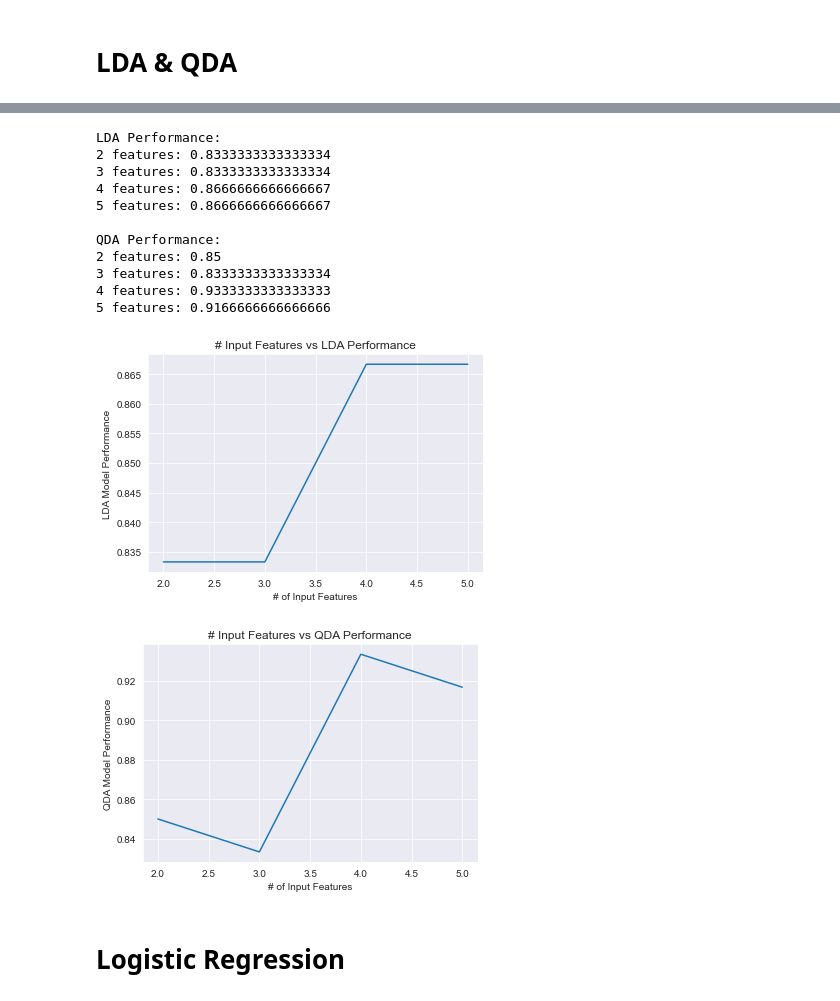
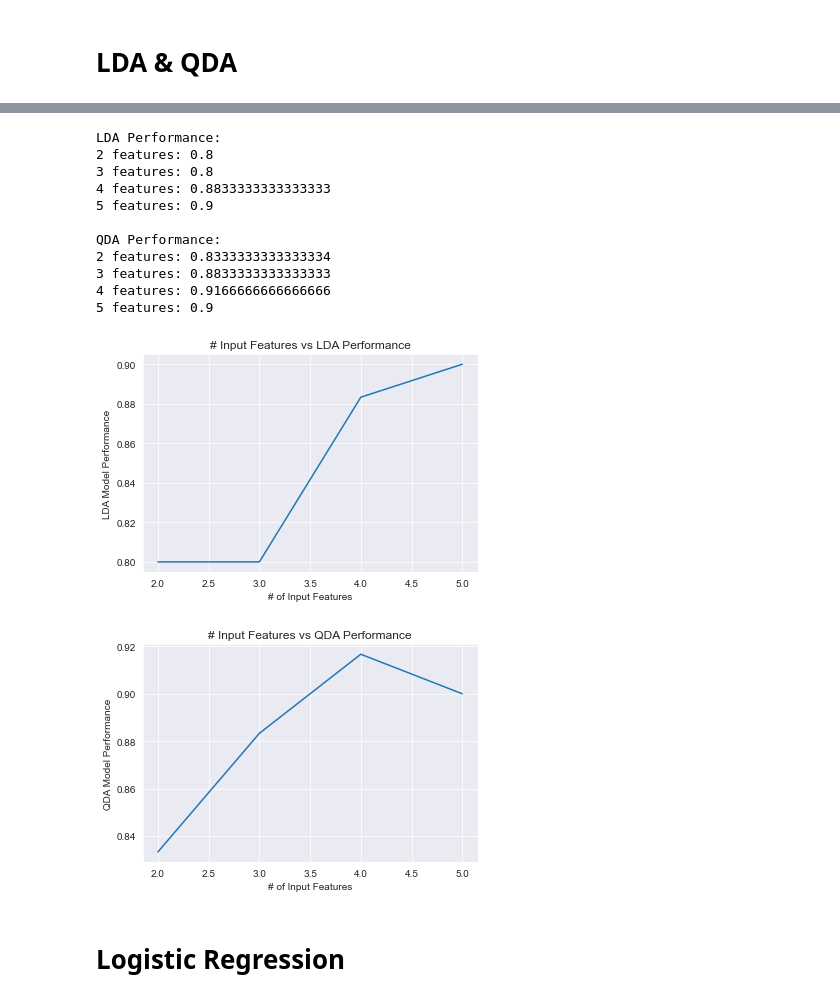
Before and after one commit to keshvim/ml-project, a Jupyter notebook: ml-project.ipynb, the cells around one changed output, grey strips where cells are left out. Drawn from its saved outputs; the diff is of its cells as text; code cells hidden in the pictures.

```diff
--- a/ml-project.ipynb
+++ b/ml-project.ipynb
@@ -306,17 +332,12 @@ plt.show()
 # %%
-import math
-from sklearn.neighbors import KNeighborsClassifier
-from sklearn.model_selection import GridSearchCV
+knn_performances = []
 
-knn_performances = []
-# Find k value = we know there are 2 groups
-#k = math.floor(math.sqrt(len(y_train))/2)
-k = 4
-print("k =", k)
+k = best_knn_model.best_estimator_.get_params()['n_neighbors']
+print("KNN Performance (k = {}):".format(k))
 
 # Train model
 for i in range(2,6):
-    knn = KNeighborsClassifier(n_neighbors=k)
+    knn = KNeighborsClassifier(**best_knn_model.best_params_)
     knn.fit(train_x[i], train_y[i])
 
     # Make predictions
@@ -324,10 +345,5 @@ for i in range(2,6):
     print(i, "features:", printPerformance(prediction, test_y[i]))
     knn_performances.append(printPerformance(prediction, test_y[i]))
 
-plt.figure()
-plt.plot([2, 3, 4, 5], knn_performances)
-plt.title('# Input Features vs KNN Performance')
-plt.xlabel('# of Input Features')
-plt.ylabel('KNN Model Performance')
-plt.show()
+plotPerformances(knn_performances, 'KNN')
 # %% [output]
@@ -423,63 +452,50 @@ from sklearn import metrics
 # %%
-from sklearn.discriminant_analysis import LinearDiscriminantAnalysis
-from sklearn.discriminant_analysis import QuadraticDiscriminantAnalysis
-
 lda_performances = []
 qda_performances = []
 
 print("LDA Performance:")
 # Train model
 for i in range(2,6):
     lda_train_x = np.array(train_x[i])
     lda_train_y = np.array(train_y[i])
     lda_test_x = np.array(test_x[i])
 
-    clf = LinearDiscriminantAnalysis()
+    clf = LinearDiscriminantAnalysis(**best_lda_model.best_params_)
     clf.fit(lda_train_x, lda_train_y)
     lda_prediction = clf.predict(lda_test_x)
     print(i, "features:", printPerformance(lda_prediction, test_y[i]))
     lda_performances.append(printPerformance(lda_prediction, test_y[i]))
 
 print("\nQDA Performance:")
 # Train model
 for i in range(2,6):
     qda_train_x = np.array(train_x[i])
     qda_train_y = np.array(train_y[i])
     qda_test_x = np.array(test_x[i])
 
-    clf = QuadraticDiscriminantAnalysis()
+    clf = QuadraticDiscriminantAnalysis(**best_qda_model.best_params_)
     clf.fit(qda_train_x, qda_train_y)
     qda_prediction = clf.predict(qda_test_x)
     print(i, "features:", printPerformance(qda_prediction, test_y[i]))
     qda_performances.append(printPerformance(qda_prediction, test_y[i]))
 
-
-plt.figure()
-plt.plot([2, 3, 4, 5], lda_performances)
-plt.title('# Input Features vs LDA Performance')
-plt.xlabel('# of Input Features')
-plt.ylabel('LDA Model Performance')
-plt.show()
-
-plt.figure()
-plt.plot([2, 3, 4, 5], qda_performances)
-plt.title('# Input Features vs QDA Performance')
-plt.xlabel('# of Input Features')
-plt.ylabel('QDA Model Performance')
-plt.show()
+# plot LDA performances
+plotPerformances(lda_performances, 'LDA')
+#plot QDA performances
+plotPerformances(qda_performances, 'QDA')
 # %% [output]
 LDA Performance:
-2 features: 0.8333333333333334
-3 features: 0.8333333333333334
-4 features: 0.8666666666666667
-5 features: 0.8666666666666667
+2 features: 0.8
+3 features: 0.8
+4 features: 0.8833333333333333
+5 features: 0.9
 
 QDA Performance:
-2 features: 0.85
-3 features: 0.8333333333333334
-4 features: 0.9333333333333333
-5 features: 0.9166666666666666
+2 features: 0.8333333333333334
+3 features: 0.8833333333333333
+4 features: 0.9166666666666666
+5 features: 0.9
-[figure, old version]
+[figure, new version]
-[figure, old version]
+[figure, new version]
 # %% [markdown]
 # Logistic Regression
```
Also changed, not shown: parts of 17 cells of this notebook.
